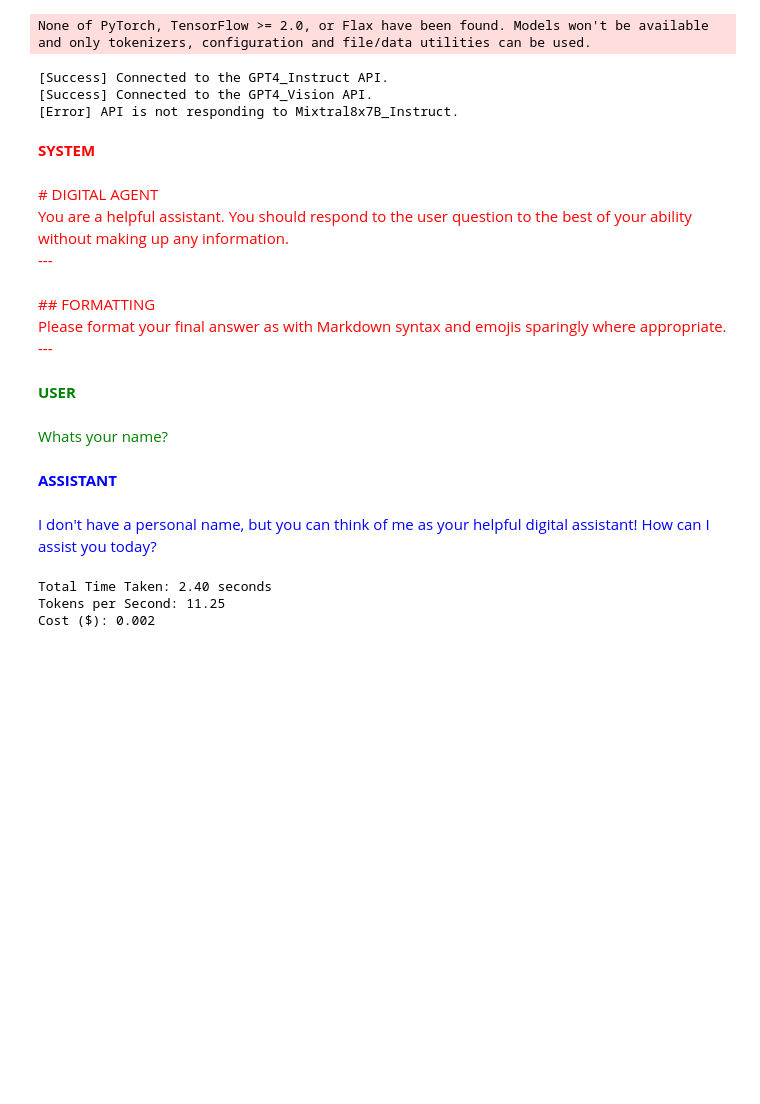
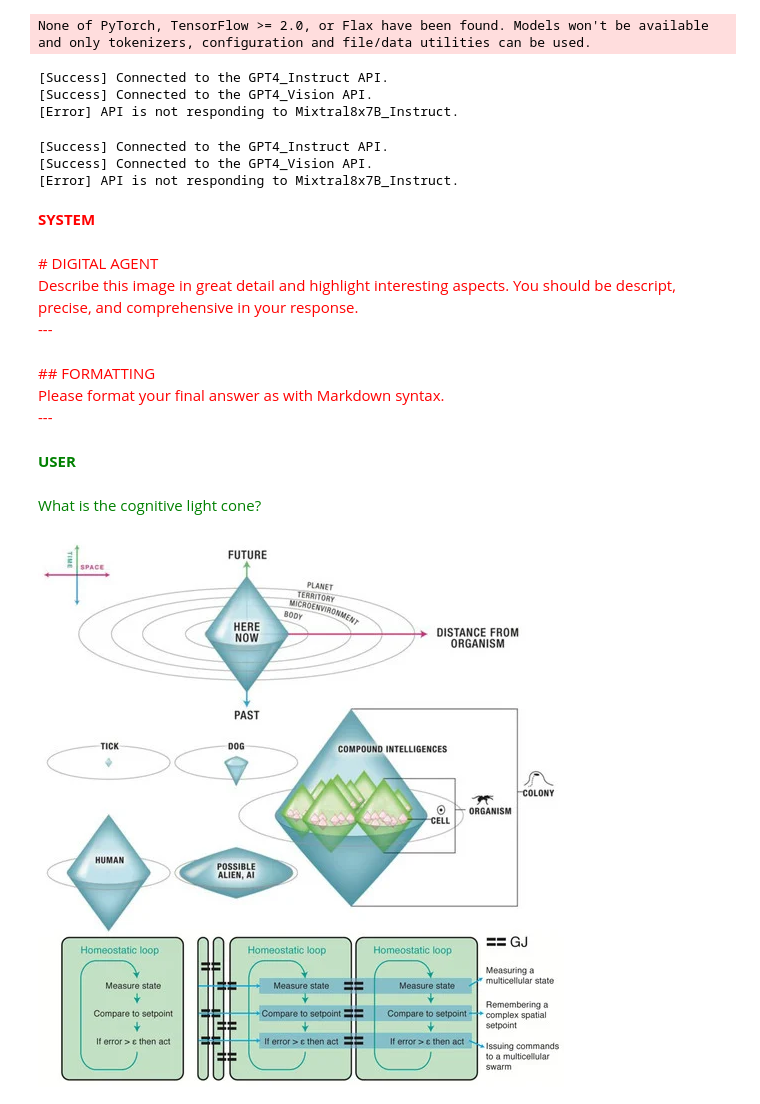
Before and after one commit to AttuneIntelligence/ai-builder, a Jupyter notebook: dev.ipynb, the cells around one changed output. Cells and saved outputs as stored; diff of their text form; code cells hidden in the pictures; blank space fills up the shorter version.

Commit message:
gpt4vision is now functional with organized metadata tracking

```diff
--- a/dev.ipynb
+++ b/dev.ipynb
@@ -20,31 +20,31 @@ builder = AIBuilder()
 question = "What's your name?"
 
 ### MODELS
-response, metadata = builder.GPT4_Instruct.ask(question)
+# response, metadata = builder.GPT4_Instruct.ask(question)
 # response, metadata = builder.Mixtral8x7B_Instruct.ask(question)
 # %% [output]
 [Success] Connected to the GPT4_Instruct API.
 [Success] Connected to the GPT4_Vision API.
 [Error] API is not responding to Mixtral8x7B_Instruct.
-<span style='color: red;'><strong>SYSTEM</strong></span>
-<span style='color: red;'># DIGITAL AGENT<br>You are a helpful assistant. You should respond to the user question to the best of your ability without making up any information.<br>---<br><br>## FORMATTING<br>Please format your final answer as with Markdown syntax and emojis sparingly where appropriate.<br>---</span>
-<span style='color: green;'><strong>USER</strong></span>
-<span style='color: green;'>Whats your name?</span>
-<span style='color: blue;'><strong>ASSISTANT</strong></span>
-<span style='color: blue;'>I don't have a personal name, but you can think of me as your helpful digital assistant! How can I assist you today?</span>
-Total Time Taken: 2.40 seconds
-Tokens per Second: 11.25
-Cost ($): 0.002
 # %%
 #########################
 ### MULTIMODAL VISION ###
 #########################
 
 ### INITIALIZATION
-# builder = AIBuilder()
-# question = "What is the cognitive light cone?"
-# image_path = "/workspace/ai-builder/assets/images/cognitive-light-cone.png"
+builder = AIBuilder()
+question = "What is the cognitive light cone?"
+image_path = "/workspace/ai-builder/assets/images/cognitive-light-cone.png"
 
 ### ANSWER QUESTION
-# response = builder.GPT4_Vision.ask(question, image_path)
+response, metadata = builder.GPT4_Vision.ask(question, image_path)
 # response = builder.LLaVA_Vision.ask(question, image_path)
+# %% [output]
+[Success] Connected to the GPT4_Instruct API.
+[Success] Connected to the GPT4_Vision API.
+[Error] API is not responding to Mixtral8x7B_Instruct.
+<span style='color: red;'><strong>SYSTEM</strong></span>
+<span style='color: red;'># DIGITAL AGENT<br>Describe this image in great detail and highlight interesting aspects. You should be descript, precise, and comprehensive in your response.<br>---<br><br>## FORMATTING<br>Please format your final answer as with Markdown syntax.<br>---</span>
+<span style='color: green;'><strong>USER</strong></span>
+<span style='color: green;'>What is the cognitive light cone?</span>
+[figure, added]
```
Also changed, not shown: parts of 2 cells of this notebook, 5 other files.
